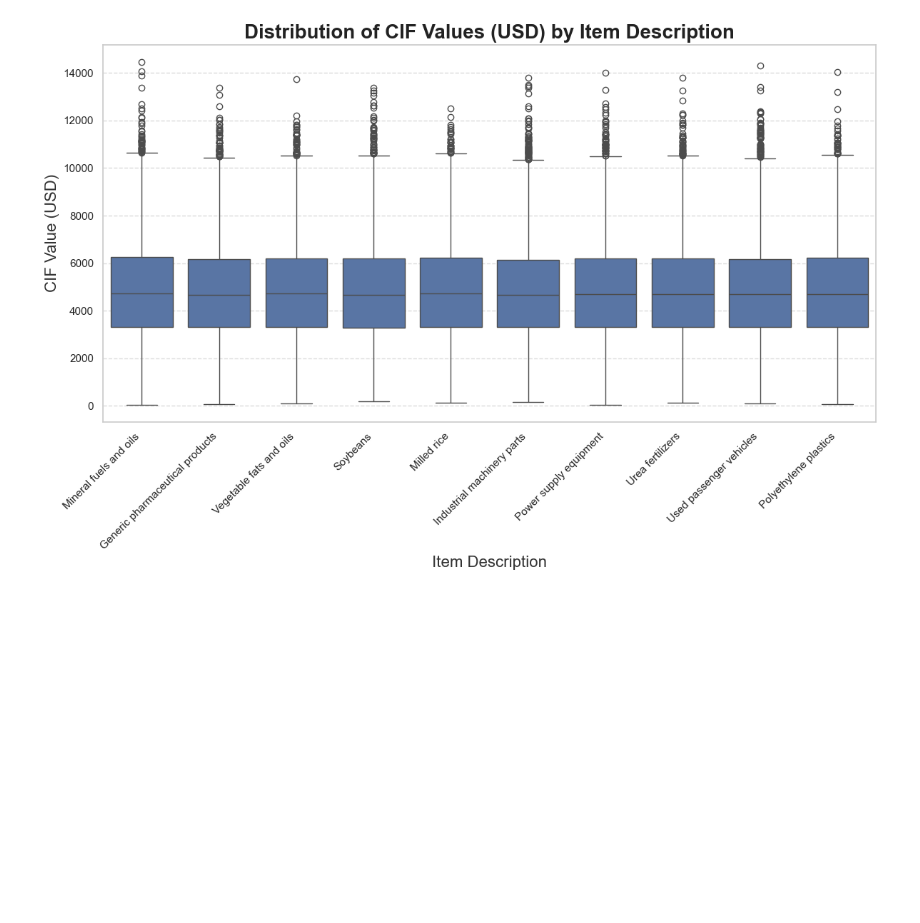
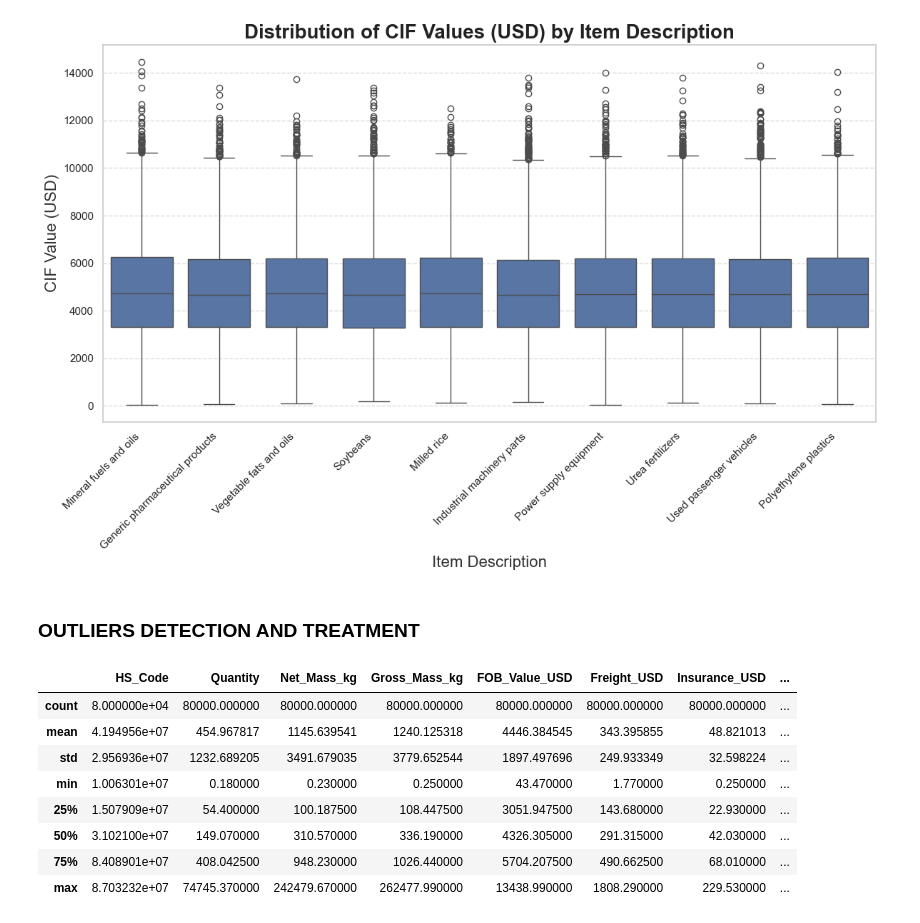
Before and after one commit to sentongo-web/MSDS, a Jupyter notebook: uganda_trade.ipynb, the cells around one changed output. Cells and saved outputs as stored; diff of their text form; code cells hidden in the pictures; blank space fills up the shorter version.

```diff
--- a/uganda_trade.ipynb
+++ b/uganda_trade.ipynb
@@ -294,0 +294,15 @@ plt.show()
+# %% [markdown]
+### OUTLIERS DETECTION AND TREATMENT
+# %%
+# Drop the date column
+data.describe()
+# %% [output]
+|  | HS_Code | Quantity | Net_Mass_kg | Gross_Mass_kg | FOB_Value_USD | Freight_USD | Insurance_USD | ... |
+| count | 8.000000e+04 | 80000.000000 | 80000.000000 | 80000.000000 | 80000.000000 | 80000.000000 | 80000.000000 | ... |
+| mean | 4.194956e+07 | 454.967817 | 1145.639541 | 1240.125318 | 4446.384545 | 343.395855 | 48.821013 | ... |
+| std | 2.956936e+07 | 1232.689205 | 3491.679035 | 3779.652544 | 1897.497696 | 249.933349 | 32.598224 | ... |
+| min | 1.006301e+07 | 0.180000 | 0.230000 | 0.250000 | 43.470000 | 1.770000 | 0.250000 | ... |
+| 25% | 1.507909e+07 | 54.400000 | 100.187500 | 108.447500 | 3051.947500 | 143.680000 | 22.930000 | ... |
+| 50% | 3.102100e+07 | 149.070000 | 310.570000 | 336.190000 | 4326.305000 | 291.315000 | 42.030000 | ... |
+| 75% | 8.408901e+07 | 408.042500 | 948.230000 | 1026.440000 | 5704.207500 | 490.662500 | 68.010000 | ... |
+| max | 8.703232e+07 | 74745.370000 | 242479.670000 | 262477.990000 | 13438.990000 | 1808.290000 | 229.530000 | ... |
```
Also changed, not shown: parts of 7 cells of this notebook.
